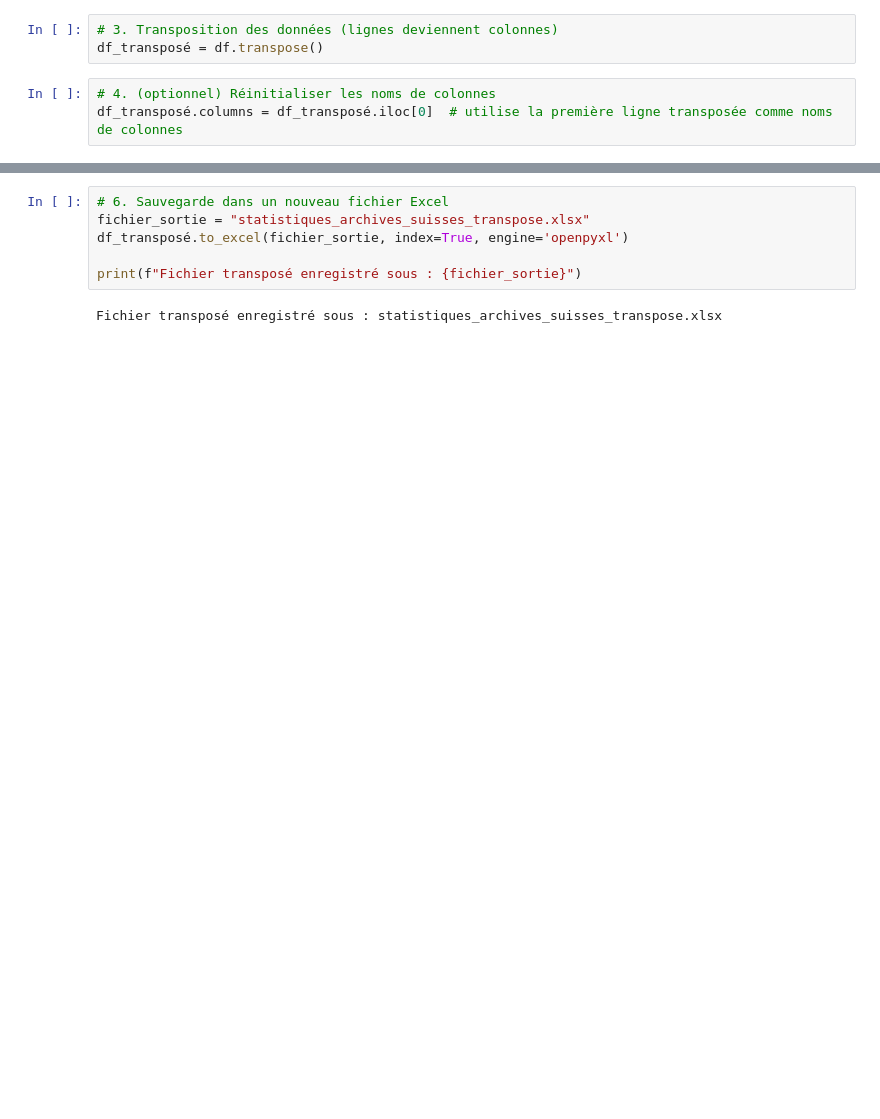
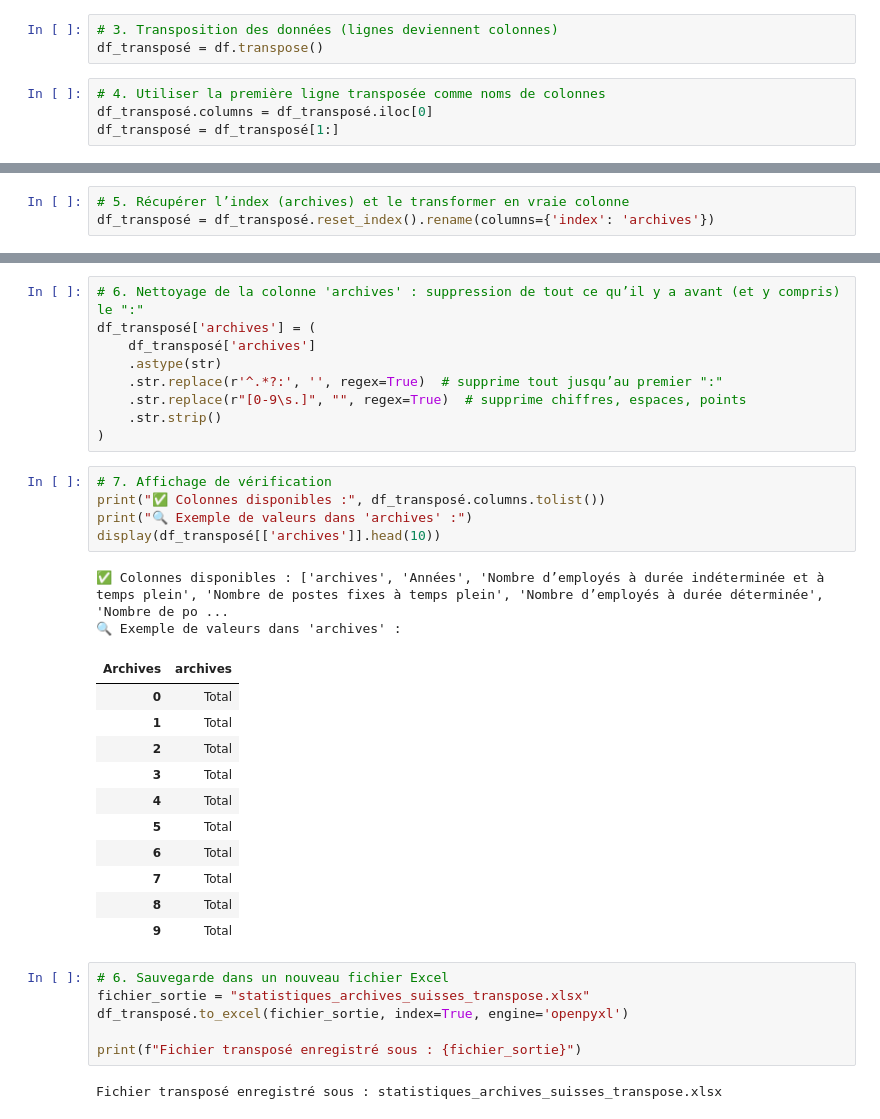
Before and after one commit to Raphix93/Memoire_Master, a Jupyter notebook: Data/data_curation/Transposition_lignes_colonnes.ipynb, the cells around one changed output, grey strips where cells are left out. Cells and saved outputs as stored; diff of their text form; blank space fills up the shorter version.

```diff
--- a/Data/data_curation/Transposition_lignes_colonnes.ipynb
+++ b/Data/data_curation/Transposition_lignes_colonnes.ipynb
@@ -33,8 +36,9 @@ DataFrame original :
 # 3. Transposition des données (lignes deviennent colonnes)
 df_transposé = df.transpose()
 # %%
-# 4. (optionnel) Réinitialiser les noms de colonnes
-df_transposé.columns = df_transposé.iloc[0]  # utilise la première ligne transposée comme noms de colonnes
+# 4. Utiliser la première ligne transposée comme noms de colonnes
+df_transposé.columns = df_transposé.iloc[0]
+df_transposé = df_transposé[1:]
 # %%
 # 5. Affichage du DataFrame transposé (optionnel)
 print("DataFrame transposé :")
@@ -56,0 +61,3 @@ DataFrame transposé :
+# %%
+# 5. Récupérer l’index (archives) et le transformer en vraie colonne
+df_transposé = df_transposé.reset_index().rename(columns={'index': 'archives'})
@@ -57,3 +84,31 @@ DataFrame transposé :
+# %%
+# 6. Nettoyage de la colonne 'archives' : suppression de tout ce qu’il y a avant (et y compris) le ":"
+df_transposé['archives'] = (
+    df_transposé['archives']
+    .astype(str)
+    .str.replace(r'^.*?:', '', regex=True)  # supprime tout jusqu’au premier ":"
+    .str.replace(r"[0-9\s.]", "", regex=True)  # supprime chiffres, espaces, points
+    .str.strip()
+)
+# %%
+# 7. Affichage de vérification
+print("✅ Colonnes disponibles :", df_transposé.columns.tolist())
+print("🔍 Exemple de valeurs dans 'archives' :")
+display(df_transposé[['archives']].head(10))
+# %% [output]
+✅ Colonnes disponibles : ['archives', 'Années', 'Nombre d’employés à durée indéterminée et à temps plein', 'Nombre de postes fixes à temps plein', 'Nombre d’employés à durée déterminée', 'Nombre de po ...
+🔍 Exemple de valeurs dans 'archives' :
+| Archives | archives |
+| 0 | Total |
+| 1 | Total |
+| 2 | Total |
+| 3 | Total |
+| 4 | Total |
+| 5 | Total |
+| 6 | Total |
+| 7 | Total |
+| 8 | Total |
+| 9 | Total |
 # %%
 # 6. Sauvegarde dans un nouveau fichier Excel
 fichier_sortie = "statistiques_archives_suisses_transpose.xlsx"
```
Also changed, not shown: parts of 4 cells of this notebook, 2 other files.
